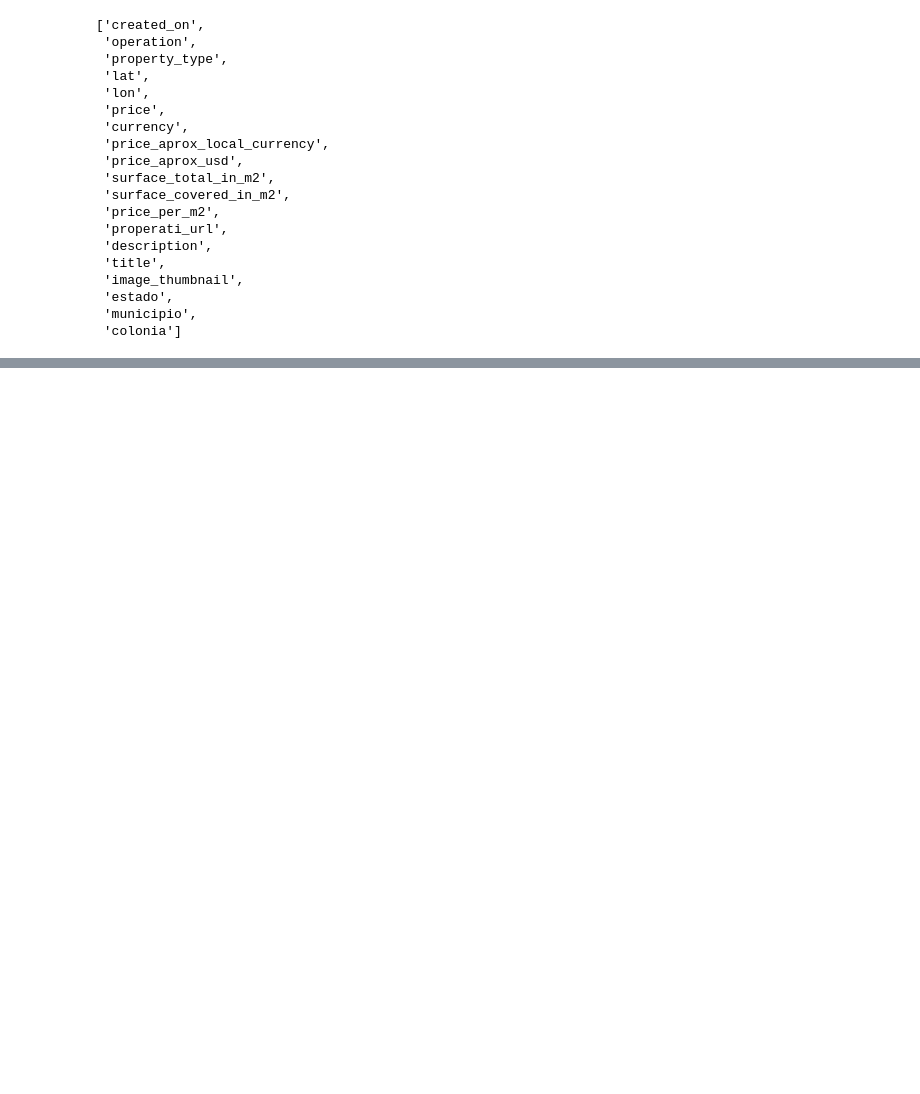
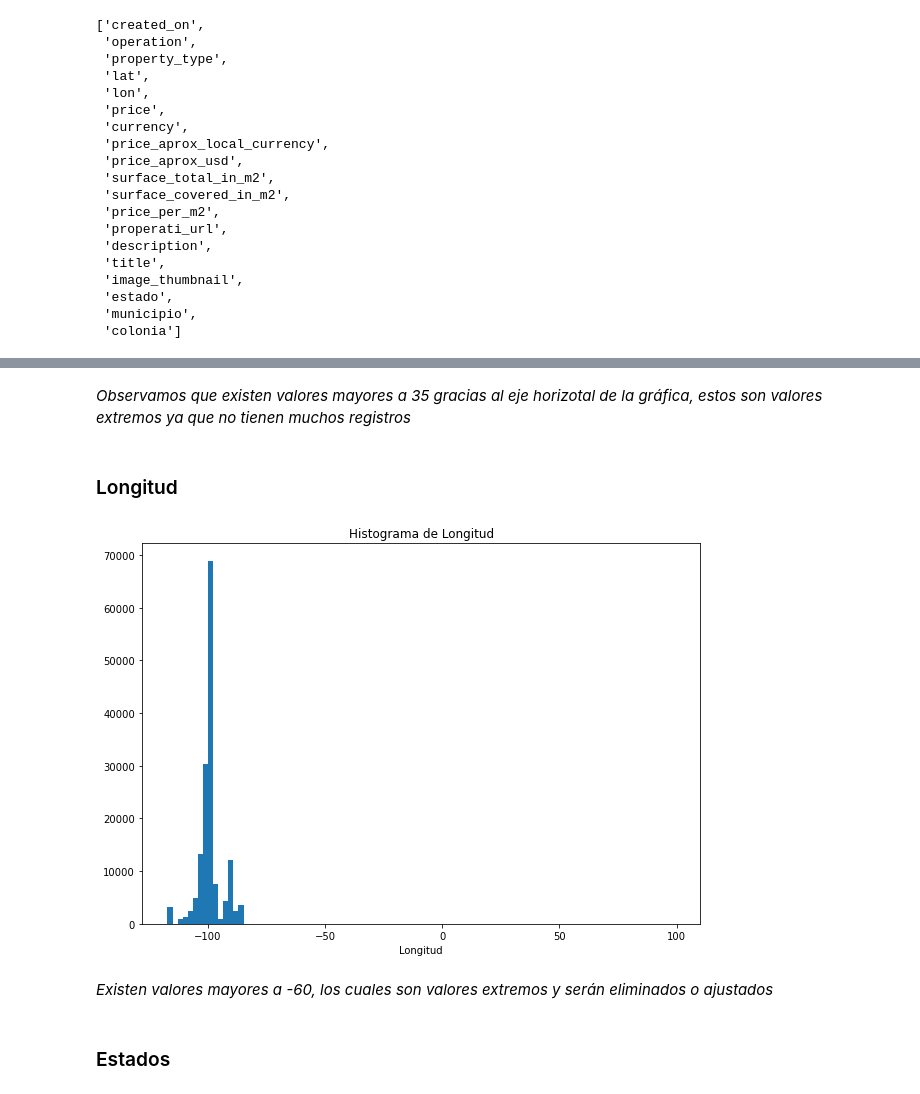
Before and after one commit to edco17/Real_Estate_Mexico, a Jupyter notebook: proyecto_final_Edgar_Cardoso.ipynb, the cells around one changed output, grey strips where cells are left out. Saved outputs shown, nothing was run; the diff lists cells and outputs as text; code cells hidden in the pictures; blank space fills up the shorter version.

```diff
--- a/proyecto_final_Edgar_Cardoso.ipynb
+++ b/proyecto_final_Edgar_Cardoso.ipynb
@@ -229,0 +270,16 @@ df.rename(columns = dict(zip(text, list(map(lambda x: 't_' + x, text)))), inplac
+# %% [markdown]
+_Observamos que existen valores mayores a 35 gracias al eje horizotal de la gráfica, estos son valores extremos ya que no tienen muchos registros_
+# %% [markdown]
+### Longitud
+# %%
+plt.figure(figsize=(10, 7))
+plt.hist(df['c_lon'], bins = 100)
+plt.xlabel('Longitud')
+plt.title('Histograma de Longitud')
+plt.show()
+# %% [output]
+[figure, added]
+# %% [markdown]
+_Existen valores mayores a -60, los cuales son valores extremos y serán eliminados o ajustados_
+# %% [markdown]
+### Estados
```
Also changed, not shown: parts of 44 cells of this notebook.
